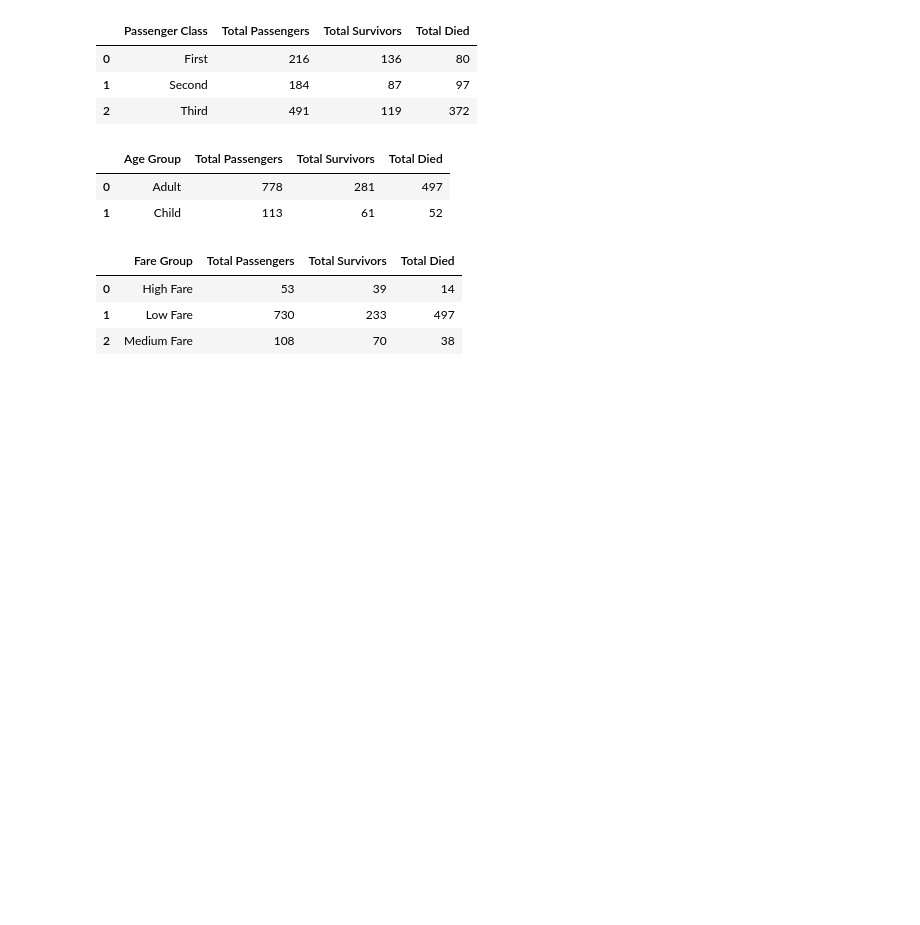
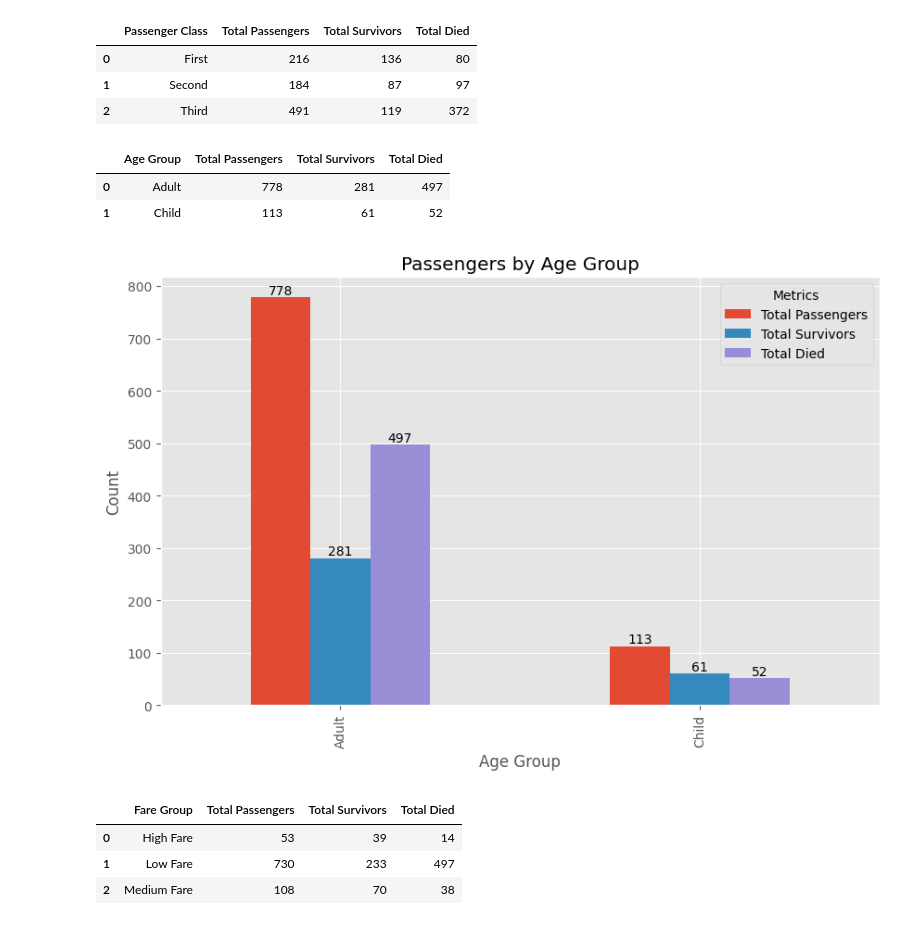
Before and after one commit to jmil86/Project3_Group4, a Jupyter notebook: titanic.ipynb, the cells around one changed output. Drawn from its saved outputs; the diff is of its cells as text; code cells hidden in the pictures; blank space fills up the shorter version.

```diff
--- a/titanic.ipynb
+++ b/titanic.ipynb
@@ -76,6 +127,22 @@ age_group_stats
 |  | Age Group | Total Passengers | Total Survivors | Total Died |
 | 0 | Adult | 778 | 281 | 497 |
 | 1 | Child | 113 | 61 | 52 |
+# %%
+# Plot the age_group_stats DataFrame
+plt.figure(figsize=(10, 6))
+ax = age_group_stats.plot(x='Age Group', y=['Total Passengers', 'Total Survivors', 'Total Died'], kind='bar', ax=plt.gca())
+plt.title('Passengers by Age Group')
+plt.xlabel('Age Group')
+plt.ylabel('Count')
+plt.legend(title='Metrics')
+
+# Add totals at the top of each bar
+for container in ax.containers:
+    ax.bar_label(container, label_type='edge')
+
+plt.show()
+# %% [output]
+[figure, added]
 # %%
 # Show the number of passengers and survivors by fare group, add a new column for "Total Died"
 def fare_group(fare):
```
Also changed, not shown: parts of 30 cells of this notebook, 3 other files.
